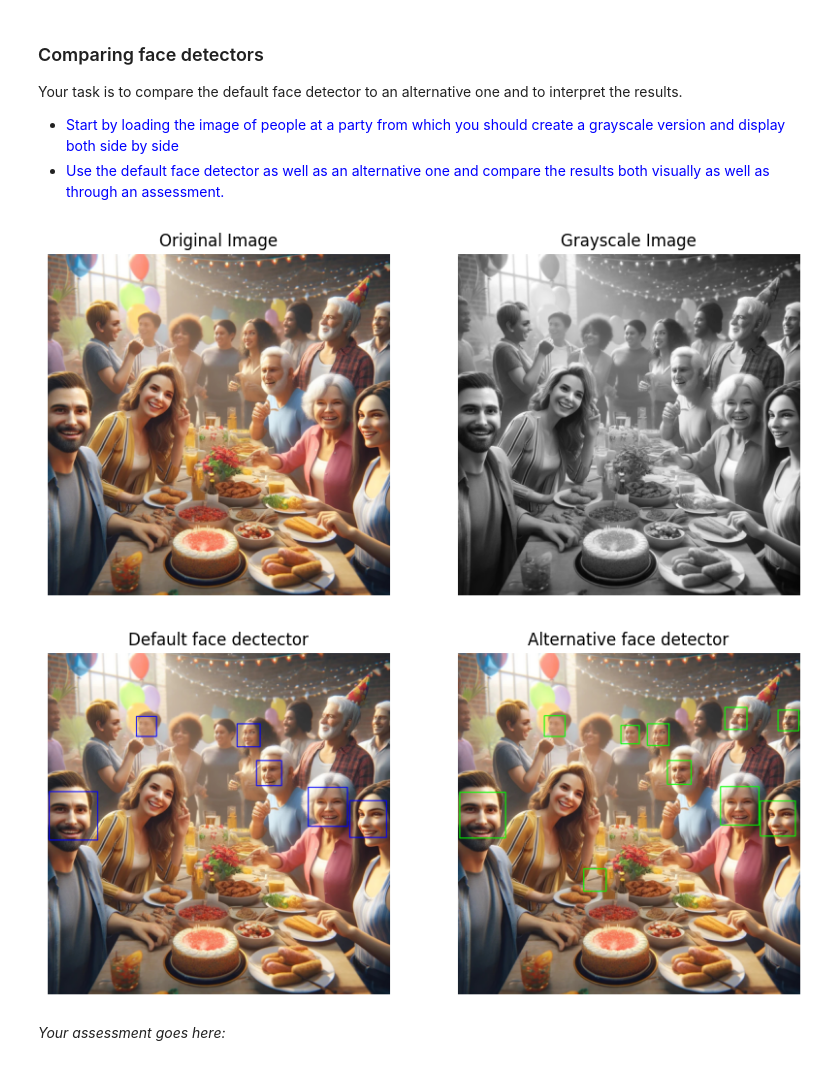
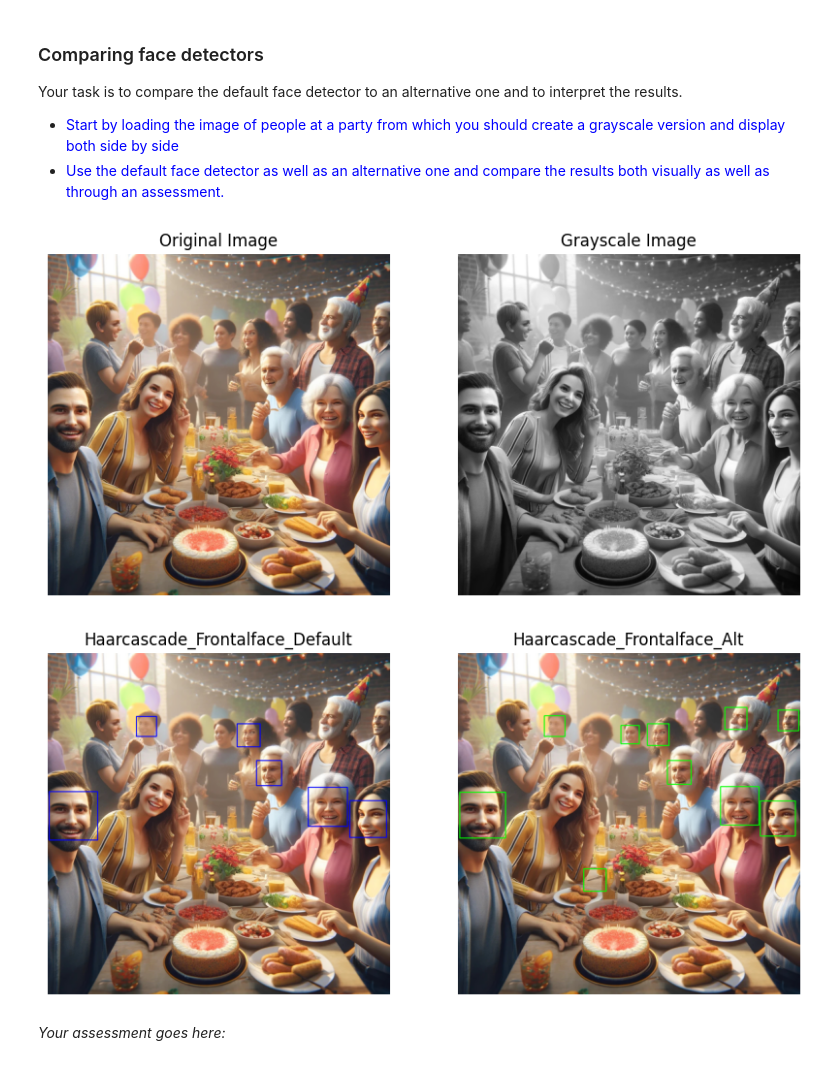
Before and after one commit to muazzamaqeel/DeepLearning, a Jupyter notebook: University_Work/Group-Work/OpenCV/05b_CV_Intro_Ex/05b_CV_Intro_Ex/05b_CV_Intro_Ex.ipynb, the cells around one changed output. Drawn from its saved outputs; the diff is of its cells as text; code cells hidden in the pictures.

```diff
--- a/University_Work/Group-Work/OpenCV/05b_CV_Intro_Ex/05b_CV_Intro_Ex/05b_CV_Intro_Ex.ipynb
+++ b/University_Work/Group-Work/OpenCV/05b_CV_Intro_Ex/05b_CV_Intro_Ex/05b_CV_Intro_Ex.ipynb
@@ -175,36 +175,38 @@ plt.axis('off')
 plt.subplot(1, 2, 2)
 plt.imshow(gray_image, cmap='gray')
 plt.title('Grayscale Image')
 plt.axis('off')
 plt.show()
+
 #Default face dectector
 face_box_color = (255, 0, 0)
 face_cascade = cv2.CascadeClassifier('models/haarcascade_frontalface_default.xml')
 test_image = cv2.imread(image_path)
 people_gray = cv2.cvtColor(test_image, cv2.COLOR_BGR2GRAY)
 faces = face_cascade.detectMultiScale(people_gray, 1.3, 5)
 for (x, y, w, h) in faces:
     cv2.rectangle(test_image, (x, y), (x+w, y+h), face_box_color, 2)
 plt.figure(figsize=(10, 5))
 plt.subplot(1, 2, 1)
-plt.title('Default face dectector')
+plt.title('Haarcascade_Frontalface_Default')
 plt.axis('off')
 plt.imshow(cv2.cvtColor(test_image, cv2.COLOR_BGR2RGB));
+
 #Alternative face detector
 face_cascade = cv2.CascadeClassifier('models/haarcascade_frontalface_alt.xml')
 test_image = cv2.imread(image_path)
 gray_image = cv2.cvtColor(test_image, cv2.COLOR_BGR2GRAY)
 faces = face_cascade.detectMultiScale(gray_image, scaleFactor=1.1, minNeighbors=5, minSize=(30, 30), flags=cv2.CASCADE_SCALE_IMAGE)
 for (x, y, w, h) in faces:
     cv2.rectangle(test_image, (x, y), (x+w, y+h), (0, 255, 0), 2)
 plt.subplot(1, 2, 2)
 plt.imshow(cv2.cvtColor(test_image, cv2.COLOR_BGR2RGB))
-plt.title('Alternative face detector')
+plt.title('Haarcascade_Frontalface_Alt')
 plt.axis('off')
 plt.show();
 # %% [output]
 [figure]
-[figure, old version]
+[figure, new version]
 # %% [markdown]
 *Your assessment goes here:*
 # %% [markdown]
```
